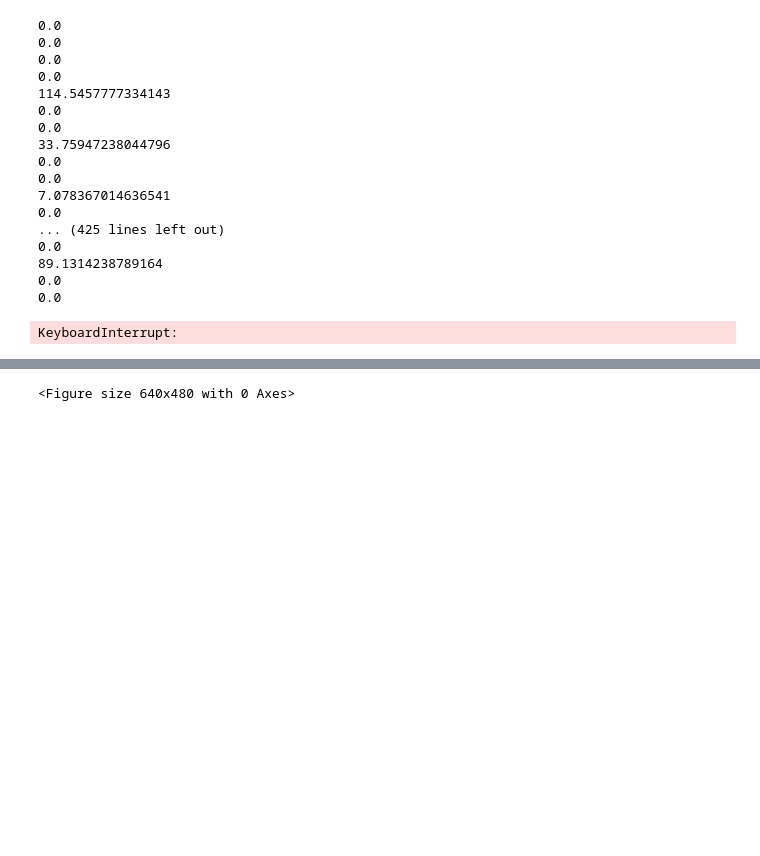
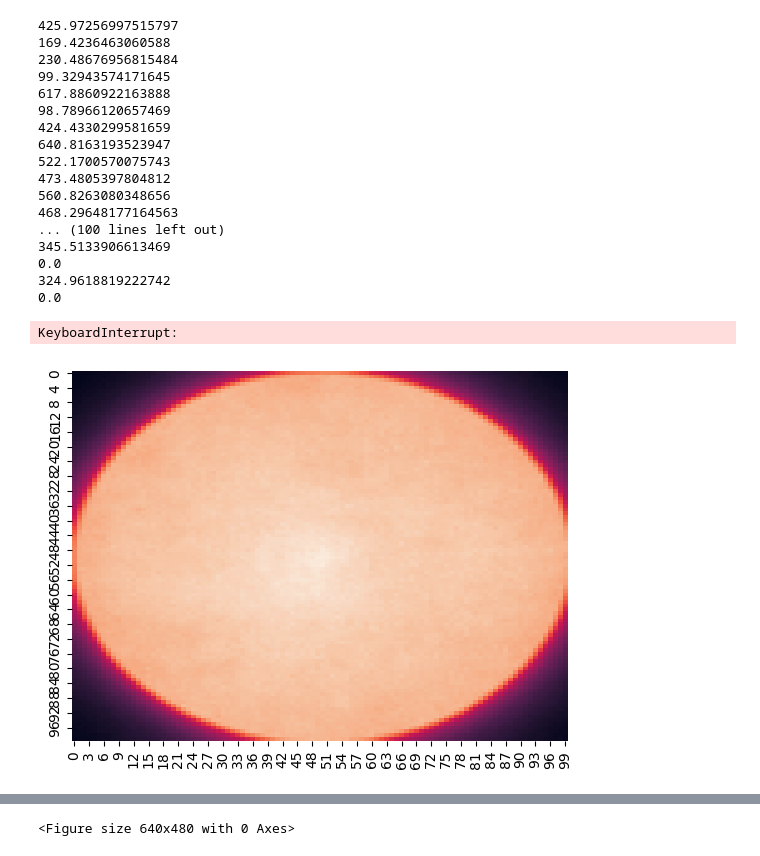
Before and after one commit to bas-bhai-account-khol-de/FlamImageTracking, a Jupyter notebook: get_filters.ipynb, the cells around one changed output, grey strips where cells are left out. Saved outputs shown, nothing was run; the diff lists cells and outputs as text; code cells hidden in the pictures; blank space fills up the shorter version.

Commit message:
filter pattern

```diff
--- a/get_filters.ipynb
+++ b/get_filters.ipynb
@@ -54,6 +55,7 @@ def create_skew_matrix(skew_x, skew_y):
 # %%
 def get_random_homography_matrix():
     rotation = np.random.uniform(0,max_rotation)
+    rotation = (rotation//10) * 10
     skew_x = np.random.uniform(0,max_skew)
     skew_y = np.random.uniform(0,max_skew)
 
@@ -206,7 +218,7 @@ class CustomDataGenerator(tf.keras.utils.Sequence):
 #     print(epoch_loss.numpy()/data_gen.__len__())
 #     epoch_loss = 0
 # %%
-val_data_gen = CustomDataGenerator("test/img/cinema1.jpeg", 1)
+val_data_gen = CustomDataGenerator("test/img", 1)
 # %%
 # og, match, no_match = val_data_gen.__getitem__(0)
 # fig, ax = plt.subplots(ncols=3, figsize = (11,5))
@@ -232,37 +244,47 @@ def custom_loss(desc1_og_img, desc1_trans_img, desc1_rand_img):
 # %%
 
 for i in range(epochs):
     og, match, no_match = val_data_gen.__getitem__(0)
     with tf.GradientTape() as tape:
-        desc1_og_img = 2*tf.keras.activations.sigmoid(-tf.keras.backend.binary_crossentropy(og[0,:,:,0], filter))
-        desc1_trans_img = 2*tf.keras.activations.sigmoid(-tf.keras.backend.binary_crossentropy(match[0,:,:,0], filter))
-        desc1_rand_img = 2*tf.keras.activations.sigmoid(-tf.keras.backend.binary_crossentropy(no_match[0,:,:,0], filter))
+        # desc1_og_img = 2*tf.keras.activations.sigmoid(-tf.keras.backend.binary_crossentropy(og[0,:,:,0], filter))
+        # desc1_trans_img = 2*tf.keras.activations.sigmoid(-tf.keras.backend.binary_crossentropy(match[0,:,:,0], filter))
+        # desc1_rand_img = 2*tf.keras.activations.sigmoid(-tf.keras.backend.binary_crossentropy(no_match[0,:,:,0], filter))
+        desc1_og_img = tf.multiply(og[0,:,:,0], tf.keras.activations.sigmoid(filter))
+        desc1_trans_img = tf.multiply(match[0,:,:,0] , tf.keras.activations.sigmoid(filter))
+        desc1_rand_img = tf.multiply(no_match[0,:,:,0] , tf.keras.activations.sigmoid(filter))
 
         loss = custom_loss(desc1_og_img, desc1_trans_img, desc1_rand_img)
         gradients = tape.gradient(loss, [filter])
         optimizer.apply_gradients(zip(gradients, [filter]))
 
-    if i%50 == 0:
+    if i%500 == 0:
+        sns.heatmap(filter,cbar=False)
+        t = time.time()
+        plt.savefig(f"filters/filter1_{int(t)}.jpg")
+        # filter = tf.Variable(tf.keras.activations.sigmoid(filter))
+        # optimizer = tf.keras.optimizers.Adam(learning_rate = learning_rate)
+        # filter.assign_add(tf.random.normal((patch_size, patch_size), mean=0.0, stddev=1/12, dtype=tf.double))
         print(loss.numpy())
 # %% [output]
+425.97256997515797
+169.4236463060588
+230.48676956815484
+99.32943574171645
+617.8860922163888
+98.78966120657469
+424.4330299581659
+640.8163193523947
+522.1700570075743
+473.4805397804812
+560.8263080348656
+468.29648177164563
+... (100 lines left out)
+345.5133906613469
 0.0
+324.9618819222742
 0.0
-0.0
-0.0
-114.5457777334143
-0.0
-0.0
-33.75947238044796
-0.0
-0.0
-7.078367014636541
-0.0
-... (425 lines left out)
-0.0
-89.1314238789164
-0.0
-0.0
 KeyboardInterrupt:
+[figure, added]
 # %%
 sns.heatmap(filter)
 t = time.time()
```
Also changed, not shown: parts of 4 cells of this notebook, 4 other files.
